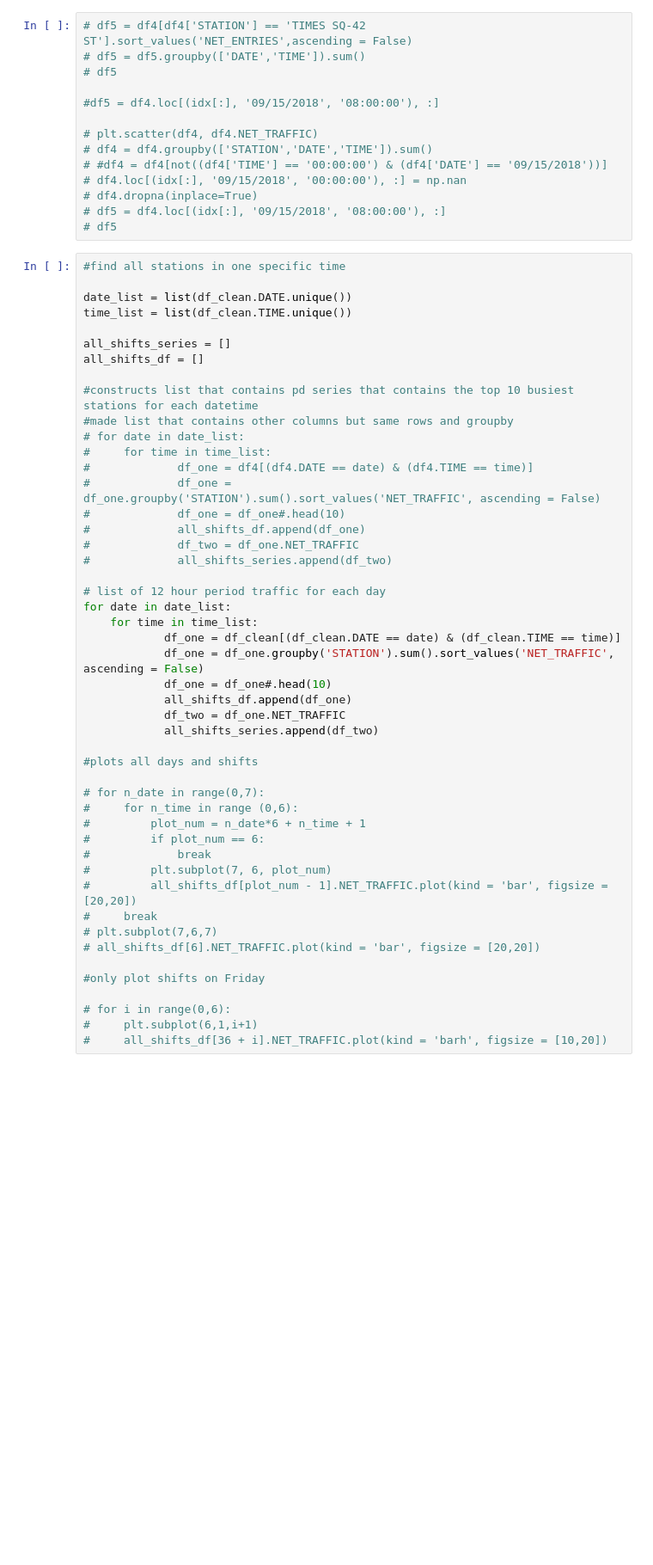
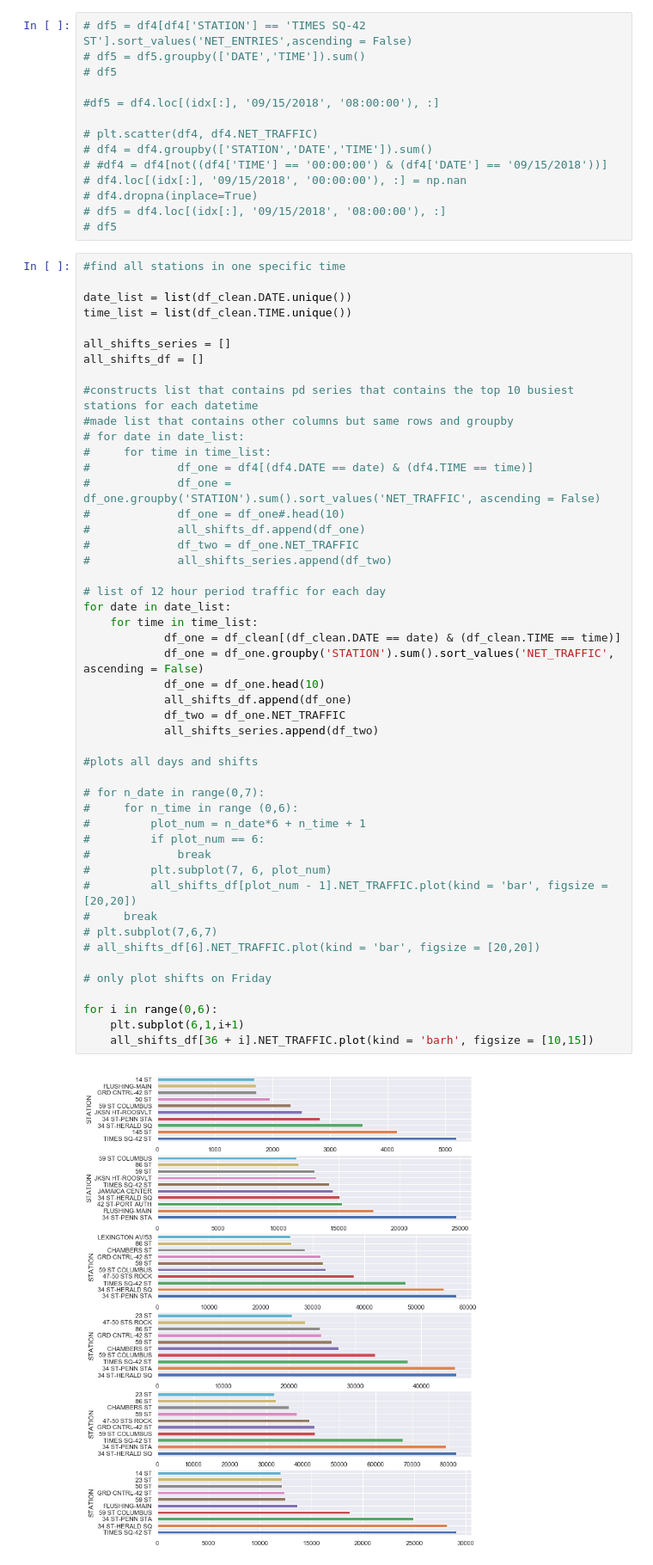
Before and after one commit to dynogravelso/benson_group_2, a Jupyter notebook: Data exploration.ipynb, the cells around one changed output. Shown at 86% size. Cells and saved outputs as stored; diff of their text form; blank space fills up the shorter version.

```diff
--- a/Data exploration.ipynb
+++ b/Data exploration.ipynb
@@ -145,35 +176,37 @@ all_shifts_df = []
 #             df_one = df4[(df4.DATE == date) & (df4.TIME == time)]
 #             df_one = df_one.groupby('STATION').sum().sort_values('NET_TRAFFIC', ascending = False)
 #             df_one = df_one#.head(10)
 #             all_shifts_df.append(df_one)
 #             df_two = df_one.NET_TRAFFIC
 #             all_shifts_series.append(df_two)
 
 # list of 12 hour period traffic for each day
 for date in date_list:
     for time in time_list:
             df_one = df_clean[(df_clean.DATE == date) & (df_clean.TIME == time)]
             df_one = df_one.groupby('STATION').sum().sort_values('NET_TRAFFIC', ascending = False)
-            df_one = df_one#.head(10)
+            df_one = df_one.head(10)
             all_shifts_df.append(df_one)
             df_two = df_one.NET_TRAFFIC
             all_shifts_series.append(df_two)
 
 #plots all days and shifts
 
 # for n_date in range(0,7):
 #     for n_time in range (0,6):
 #         plot_num = n_date*6 + n_time + 1
 #         if plot_num == 6:
 #             break
 #         plt.subplot(7, 6, plot_num)
 #         all_shifts_df[plot_num - 1].NET_TRAFFIC.plot(kind = 'bar', figsize = [20,20])
 #     break
 # plt.subplot(7,6,7)
 # all_shifts_df[6].NET_TRAFFIC.plot(kind = 'bar', figsize = [20,20])
 
-#only plot shifts on Friday
+# only plot shifts on Friday
 
-# for i in range(0,6):
-#     plt.subplot(6,1,i+1)
-#     all_shifts_df[36 + i].NET_TRAFFIC.plot(kind = 'barh', figsize = [10,20])
+for i in range(0,6):
+    plt.subplot(6,1,i+1)
+    all_shifts_df[36 + i].NET_TRAFFIC.plot(kind = 'barh', figsize = [10,15])
+# %% [output]
+[figure, added]
```
Also changed, not shown: parts of 6 cells of this notebook.
